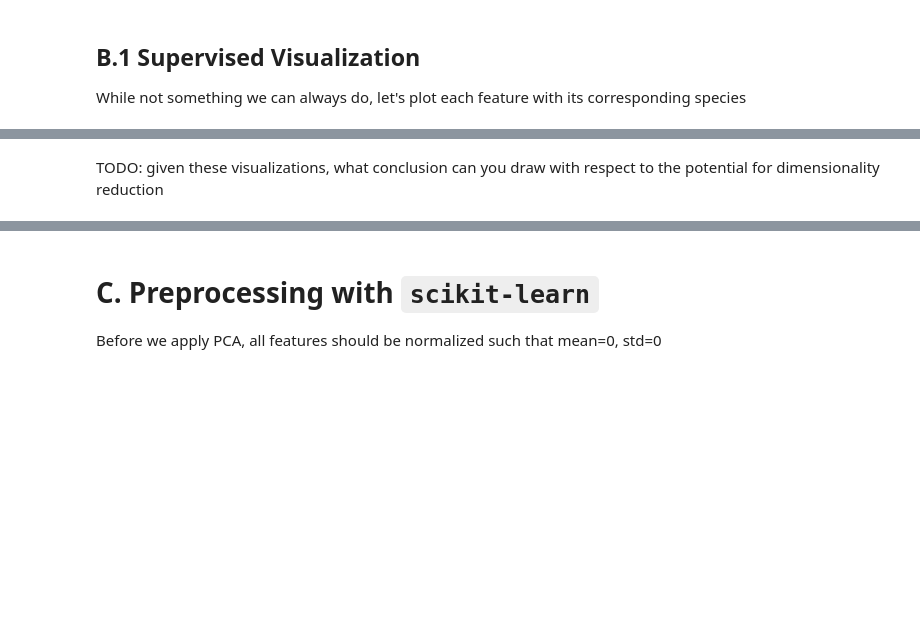
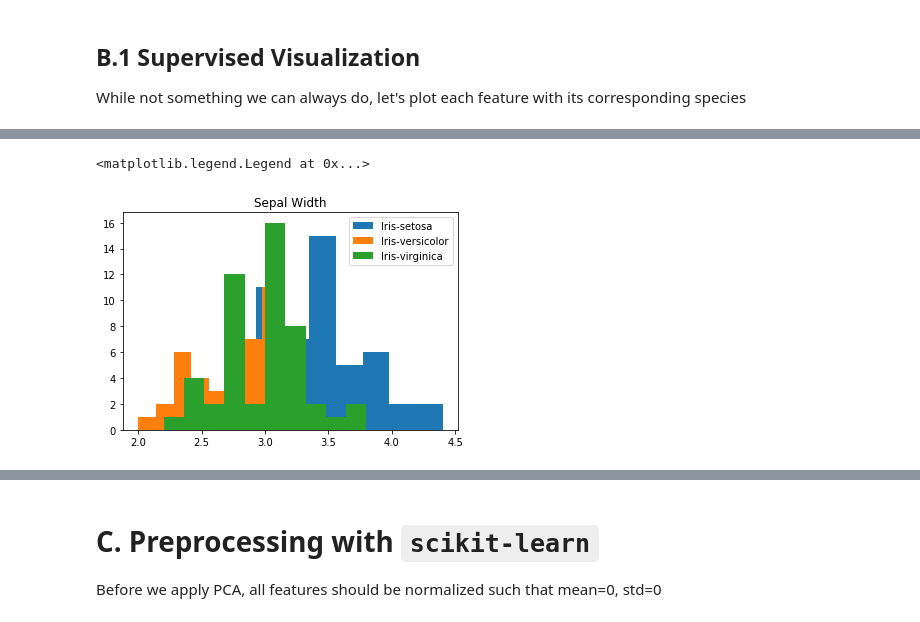
Before and after one commit to nakulcr7/data-mining, a Jupyter notebook: hw3/starter-3.3.ipynb, the cells around one changed output, grey strips where cells are left out. Drawn from its saved outputs; the diff is of its cells as text; code cells hidden in the pictures; blank space fills up the shorter version.

```diff
--- a/hw3/starter-3.3.ipynb
+++ b/hw3/starter-3.3.ipynb
@@ -60,2 +113,10 @@ plt.legend(loc='upper right')
-# %% [markdown]
-TODO: given these visualizations, what conclusion can you draw with respect to the potential for dimensionality reduction
+# %%
+# TODO: repeat for sepal width
+for species in distinct_species:
+    plt.hist([X.loc[p].sepal_w_cm for p in Y[Y.isin([species])].index], label=species)
+
+plt.title('Sepal Width')
+plt.legend(loc='upper right')
+# %% [output]
+<matplotlib.legend.Legend at 0x...>
+[figure, added]
```
Also changed, not shown: parts of 36 cells of this notebook, 32 other files.
